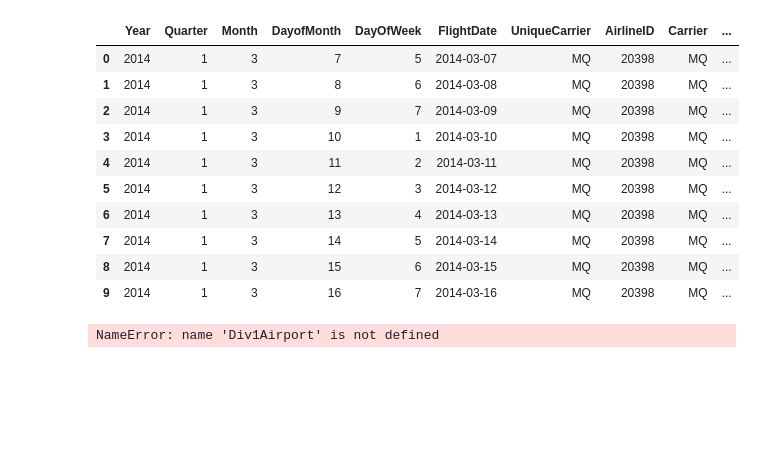
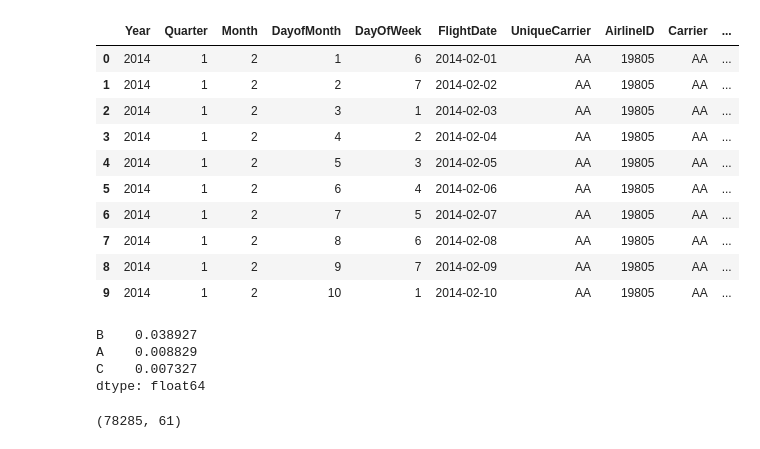
Before and after one commit to reidbenj/AirlineOntimeData, a Jupyter notebook: OntimeCleaning1.0.ipynb, the cells around one changed output. Saved outputs shown, nothing was run; the diff lists cells and outputs as text; code cells hidden in the pictures; blank space fills up the shorter version.

```diff
--- a/OntimeCleaning1.0.ipynb
+++ b/OntimeCleaning1.0.ipynb
@@ -7,4 +7,5 @@ from pandas import DataFrame, read_csv
 pd.set_option('display.max_columns', None)
 pd.set_option('max_rows', 20)
 # %%
-file = r'/Users/Ben/Documents/AirlineOntimeData/extracted/On_Time_On_Time_Performance_2014_3.csv'
+filey = '/Users/Ben/Documents/AirlineOntimeData/extracted/On_Time_On_Time_Performance_2014_2.csv'
+filex = '/Users/Ben/Documents/AirlineOntimeData/extracted/On_Time_On_Time_Performance_2013_2.csv'
@@ -77,18 +12,27 @@ Name: Div2TailNum, dtype: object
+# %%
+dfy = pd.read_csv(filey)
+dfx = pd.read_csv(filex)
+# %%
+dfy = dfy.ix[:,:'LateAircraftDelay']
+dfx = dfx.ix[:,:'LateAircraftDelay']
 # %%
-df.head(10)
+dfy.head(10)
 # %% [output]
 |  | Year | Quarter | Month | DayofMonth | DayOfWeek | FlightDate | UniqueCarrier | AirlineID | Carrier | ... |
-| 0 | 2014 | 1 | 3 | 7 | 5 | 2014-03-07 | MQ | 20398 | MQ | ... |
-| 1 | 2014 | 1 | 3 | 8 | 6 | 2014-03-08 | MQ | 20398 | MQ | ... |
-| 2 | 2014 | 1 | 3 | 9 | 7 | 2014-03-09 | MQ | 20398 | MQ | ... |
-| 3 | 2014 | 1 | 3 | 10 | 1 | 2014-03-10 | MQ | 20398 | MQ | ... |
-| 4 | 2014 | 1 | 3 | 11 | 2 | 2014-03-11 | MQ | 20398 | MQ | ... |
-| 5 | 2014 | 1 | 3 | 12 | 3 | 2014-03-12 | MQ | 20398 | MQ | ... |
-| 6 | 2014 | 1 | 3 | 13 | 4 | 2014-03-13 | MQ | 20398 | MQ | ... |
-| 7 | 2014 | 1 | 3 | 14 | 5 | 2014-03-14 | MQ | 20398 | MQ | ... |
-| 8 | 2014 | 1 | 3 | 15 | 6 | 2014-03-15 | MQ | 20398 | MQ | ... |
-| 9 | 2014 | 1 | 3 | 16 | 7 | 2014-03-16 | MQ | 20398 | MQ | ... |
+| 0 | 2014 | 1 | 2 | 1 | 6 | 2014-02-01 | AA | 19805 | AA | ... |
+| 1 | 2014 | 1 | 2 | 2 | 7 | 2014-02-02 | AA | 19805 | AA | ... |
+| 2 | 2014 | 1 | 2 | 3 | 1 | 2014-02-03 | AA | 19805 | AA | ... |
+| 3 | 2014 | 1 | 2 | 4 | 2 | 2014-02-04 | AA | 19805 | AA | ... |
+| 4 | 2014 | 1 | 2 | 5 | 3 | 2014-02-05 | AA | 19805 | AA | ... |
+| 5 | 2014 | 1 | 2 | 6 | 4 | 2014-02-06 | AA | 19805 | AA | ... |
+| 6 | 2014 | 1 | 2 | 7 | 5 | 2014-02-07 | AA | 19805 | AA | ... |
+| 7 | 2014 | 1 | 2 | 8 | 6 | 2014-02-08 | AA | 19805 | AA | ... |
+| 8 | 2014 | 1 | 2 | 9 | 7 | 2014-02-09 | AA | 19805 | AA | ... |
+| 9 | 2014 | 1 | 2 | 10 | 1 | 2014-02-10 | AA | 19805 | AA | ... |
-# %%
-delcol = col[Div1Airport:Div5TailNum]
-# %% [output]
-NameError: name 'Div1Airport' is not defined
+# %%
+dfy['CancellationCode'].value_counts(dropna=True) / dfy.shape[0]
+# %% [output]
+B    0.038927
+A    0.008829
+C    0.007327
+dtype: float64
@@ -94,0 +49,4 @@ NameError: name 'Div1Airport' is not defined
+# %%
+train_y.shape
+# %% [output]
+(78285, 61)
```
Also changed, not shown: parts of 16 cells of this notebook.
